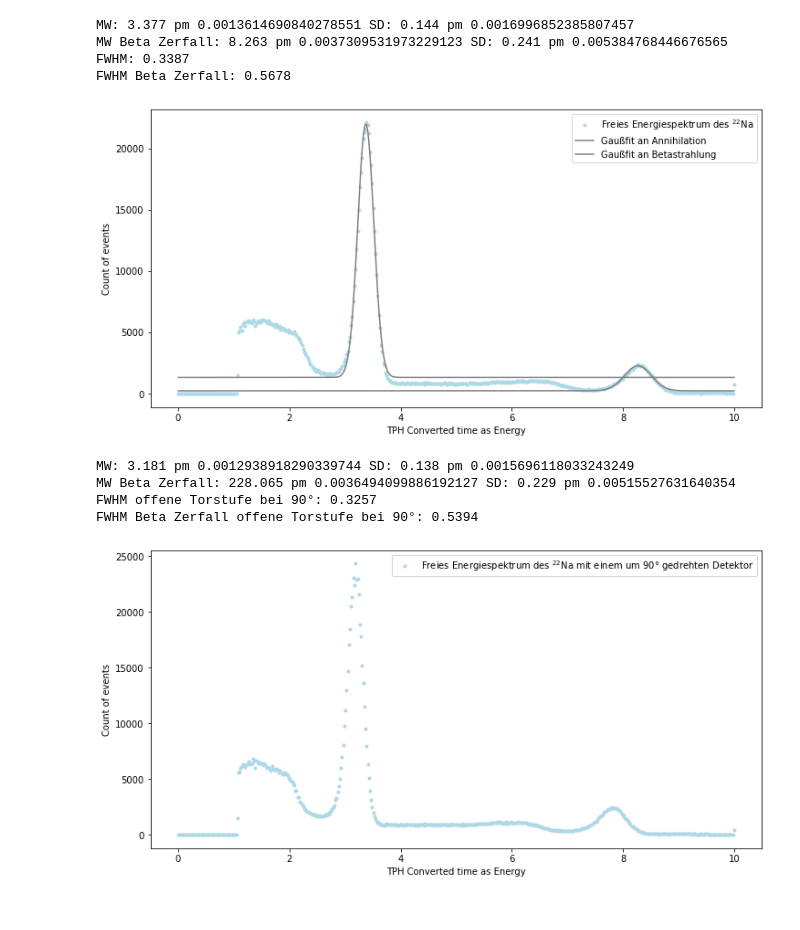
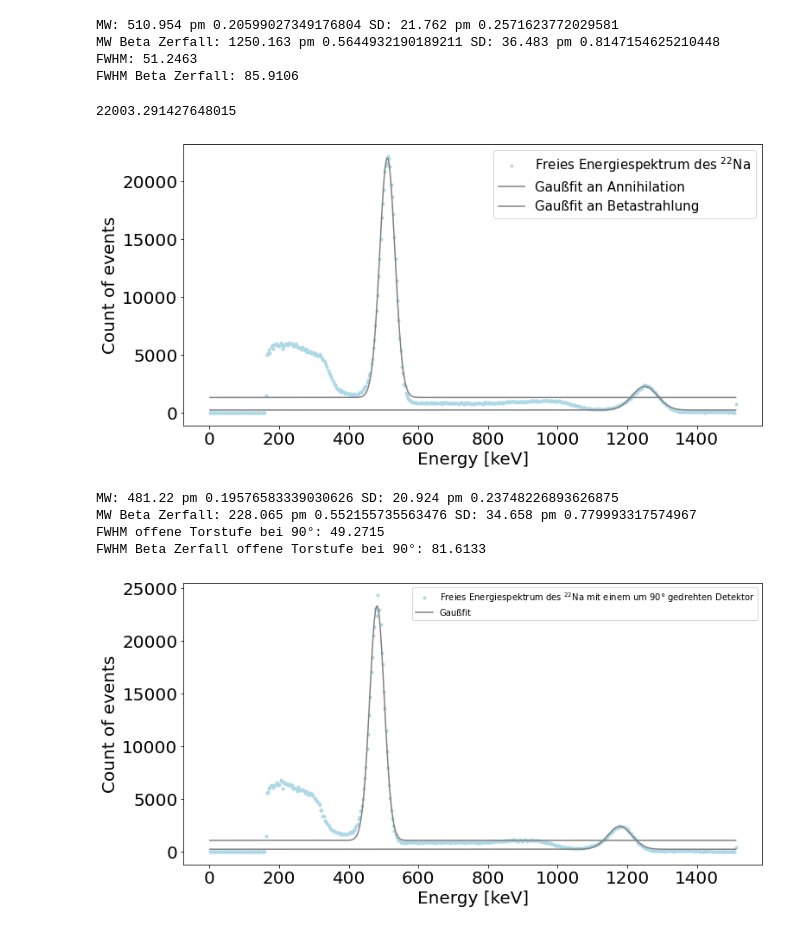
Before and after one commit to Skylake143/Fortgeschrittenenpraktikum, a Jupyter notebook: B19Koinzidenzmethoden/FreiesEnergiespektrum.ipynb, the cells around one changed output. Drawn from its saved outputs; the diff is of its cells as text; code cells hidden in the pictures.

```diff
--- a/B19Koinzidenzmethoden/FreiesEnergiespektrum.ipynb
+++ b/B19Koinzidenzmethoden/FreiesEnergiespektrum.ipynb
@@ -6,25 +6,28 @@ import scipy.integrate as integrate
 # %%
 #Daten einlesen
 with open('EnergiespektrumOffen') as data:
-    energie = np.loadtxt((line.replace(',', '.') for line in data), usecols= 0, delimiter=";")
+    energie = 151.3* np.loadtxt((line.replace(',', '.') for line in data), usecols= 0, delimiter=";")
 with open('EnergiespektrumOffen') as data:
     count = np.loadtxt((line.replace(',', '.') for line in data), usecols= 1, delimiter=";")
 
 with open('EnergiespektrumLGGesperrt') as data:
-    energieGesperrt = np.loadtxt((line.replace(',', '.') for line in data), usecols= 0, delimiter=";")
+    energieGesperrt = 151.3*np.loadtxt((line.replace(',', '.') for line in data), usecols= 0, delimiter=";")
 with open('EnergiespektrumLGGesperrt') as data:
     countGesperrt = np.loadtxt((line.replace(',', '.') for line in data), usecols= 1, delimiter=";")
 
 with open('Energiespektrum90DegLGGesperrt') as data:
-    energie90DegGesperrt = np.loadtxt((line.replace(',', '.') for line in data), usecols= 0, delimiter=";")
+    energie90DegGesperrt =151.3* np.loadtxt((line.replace(',', '.') for line in data), usecols= 0, delimiter=";")
 with open('Energiespektrum90DegLGGesperrt') as data:
     count90DegGesperrt = np.loadtxt((line.replace(',', '.') for line in data), usecols= 1, delimiter=";")
 
 with open('Energiespektrum90DegLGOffen') as data:
-    energie90DegLGOffen = np.loadtxt((line.replace(',', '.') for line in data), usecols= 0, delimiter=";")
+    energie90DegLGOffen = 151.3*np.loadtxt((line.replace(',', '.') for line in data), usecols= 0, delimiter=";")
 with open('Energiespektrum90DegLGOffen') as data:
     count90DegLGOffen = np.loadtxt((line.replace(',', '.') for line in data), usecols= 1, delimiter=";")
 # %%
+parameters = {'xtick.labelsize': 20, 'ytick.labelsize': 20}
+plt.rcParams.update(parameters)
+
 #Methoden Gaußfits für Mittelwerte
 def gauss(x, H, A, x0, sigma):
     return H + A * np.exp(-(x - x0) ** 2 / (2 * sigma ** 2))
@@ -35,56 +38,62 @@ def gauss_fit(x, y):
     popt, pcov = curve_fit(gauss, x, y, p0=[min(y), max(y), mean, sigma])
     return popt[0], popt[1] , popt[2], popt[3], pcov[2,2], pcov[3,3]
 # %%
+parameters = {'xtick.labelsize': 20, 'ytick.labelsize': 20}
+plt.rcParams.update(parameters)
+
 #Energyspectrum open LG
 fig, ax = plt.subplots(figsize=(12,6))
 
 #Name for axis
-ax.set_xlabel('TPH Converted time as Energy')
-ax.set_ylabel('Count of events')
+ax.set_xlabel('Energy [keV]', fontsize=20)
+ax.set_ylabel('Count of events', fontsize=20)
 #Plotten der unskalierten Kurven
 ax.plot(energie, count,'o',markersize=3, color = "lightblue",label = "Freies Energiespektrum des $^{22}$Na")
 #ax.plot(energie90DegLGOffen, count90DegLGOffen,'o',markersize=3, color = "orange",label = "Freies Energiespektrum des $^{22}$Na mit um 90$^{°}$ rotiertem Detektor")
 
 #Gauß
 H, A, x, sigma, fehlermü, fehlersd = gauss_fit(energie[138:199] , count[138:199])
 print('MW:',round(x,3), 'pm', np.sqrt(fehlermü), 'SD:', round(sigma,3), 'pm', np.sqrt(fehlersd))
 
 Hbeta, Abeta, xbeta, sigmabeta, fehlermübeta, fehlersdbeta = gauss_fit(energie[369:451] , count[369:451])
 print('MW Beta Zerfall:',round(xbeta,3), 'pm', np.sqrt(fehlermübeta), 'SD:', round(sigmabeta,3), 'pm', np.sqrt(fehlersdbeta))
 
 # H90Degree, A90Degree, x90Degree, sigma90Degree, fehlermü90Degree, fehlersd90Degree = gauss_fit(energie90DegLGOffen[138:199] , count90DegLGOffen[138:199])
 # print('MW 90 Grad:',round(x90Degree,3), 'pm', np.sqrt(fehlermü90Degree), 'SD:', round(sigma90Degree,3), 'pm', np.sqrt(fehlersd90Degree))
 
 FWHM = round(2.35482 * sigma,4)
 print('FWHM:',FWHM)
 
 FWHMbeta= round(2.35482 * sigmabeta,4)
 print('FWHM Beta Zerfall:',FWHMbeta)
 
 # FWHM90Degree = round(2.35482 * sigma,4)
 # print('FWHM:',FWHM90Degree)
 
 ax.plot(energie, gauss(energie, H,A,x,sigma), color = "grey", label="Gaußfit an Annihilation")
 ax.plot(energie, gauss(energie, Hbeta, Abeta, xbeta, sigmabeta), color = "grey", label="Gaußfit an Betastrahlung")
 
 #ax.plot(energie90DegLGOffen, gauss(energie90DegLGOffen, H90Degree,A90Degree,x90Degree,sigma90Degree), color = "grey")
 
-ax.legend(fontsize=10)
-fig.savefig('Peakpositionen.png', dpi=200)
+ax.legend(fontsize=15)
+fig.savefig('FreiesEnergiespektrum.png', dpi=200)
+
+max(gauss(energie, H,A,x,sigma))
 # %% [output]
-MW: 3.377 pm 0.0013614690840278551 SD: 0.144 pm 0.0016996852385807457
-MW Beta Zerfall: 8.263 pm 0.0037309531973229123 SD: 0.241 pm 0.005384768446676565
-FWHM: 0.3387
-FWHM Beta Zerfall: 0.5678
+MW: 510.954 pm 0.20599027349176804 SD: 21.762 pm 0.2571623772029581
+MW Beta Zerfall: 1250.163 pm 0.5644932190189211 SD: 36.483 pm 0.8147154625210448
+FWHM: 51.2463
+FWHM Beta Zerfall: 85.9106
+22003.291427648015
-[figure, old version]
+[figure, new version]
 # %%
 #90 DEGREE OPEN
 # Energyspectrum open LG 90 Degree
 fig, ax = plt.subplots(figsize=(12,6))
 
 #Name for axis
-ax.set_xlabel('TPH Converted time as Energy')
-ax.set_ylabel('Count of events')
+ax.set_xlabel('Energy [keV]', fontsize =20)
+ax.set_ylabel('Count of events', fontsize=20)
 #Plotten der unskalierten Kurven
 ax.plot(energie90DegLGOffen, count90DegLGOffen,'o',markersize=3, color = "lightblue",label = "Freies Energiespektrum des $^{22}$Na mit einem um 90° gedrehten Detektor")
 
@@ -107,19 +116,17 @@ print('FWHM Beta Zerfall offene Torstufe bei 90°:',FWHM90degbeta)
 # FWHM90Degree = round(2.35482 * sigma,4)
 # print('FWHM:',FWHM90Degree)
 
-# ax.plot(energie, gauss(energie, H,A,x,sigma), color = "grey", label="Gaußfit an Annihilation")
-# ax.plot(energie, gauss(energie, Hbeta, Abeta, xbeta, sigmabeta), color = "grey", label="Gaußfit an Betastrahlung")
-
-#ax.plot(energie90DegLGOffen, gauss(energie90DegLGOffen, H90Degree,A90Degree,x90Degree,sigma90Degree), color = "grey")
+ax.plot(energie90DegLGOffen, gauss(energie90DegLGOffen, H90Deg, A90deg, x90deg, sigma90deg), color = "grey", label="Gaußfit")
+ax.plot(energie90DegLGOffen, gauss(energie90DegLGOffen, H90degbeta, A90degbeta, x90degbeta, sigma90degbeta), color = "grey")
 
 ax.legend(fontsize=10)
-fig.savefig('Peakpositionen.png', dpi=200)
+fig.savefig('FreiesEnergiespektrum90Deg.png', dpi=200)
 # %% [output]
-MW: 3.181 pm 0.0012938918290339744 SD: 0.138 pm 0.0015696118033243249
-MW Beta Zerfall: 228.065 pm 0.0036494099886192127 SD: 0.229 pm 0.00515527631640354
-FWHM offene Torstufe bei 90°: 0.3257
-FWHM Beta Zerfall offene Torstufe bei 90°: 0.5394
+MW: 481.22 pm 0.19576583339030626 SD: 20.924 pm 0.23748226893626875
+MW Beta Zerfall: 228.065 pm 0.552155735563476 SD: 34.658 pm 0.779993317574967
+FWHM offene Torstufe bei 90°: 49.2715
+FWHM Beta Zerfall offene Torstufe bei 90°: 81.6133
-[figure, old version]
+[figure, new version]
 # %%
 E_elektron = 511
 calibrationfactor = E_elektron / x
```
Also changed, not shown: parts of 4 cells of this notebook, 13 other files.
